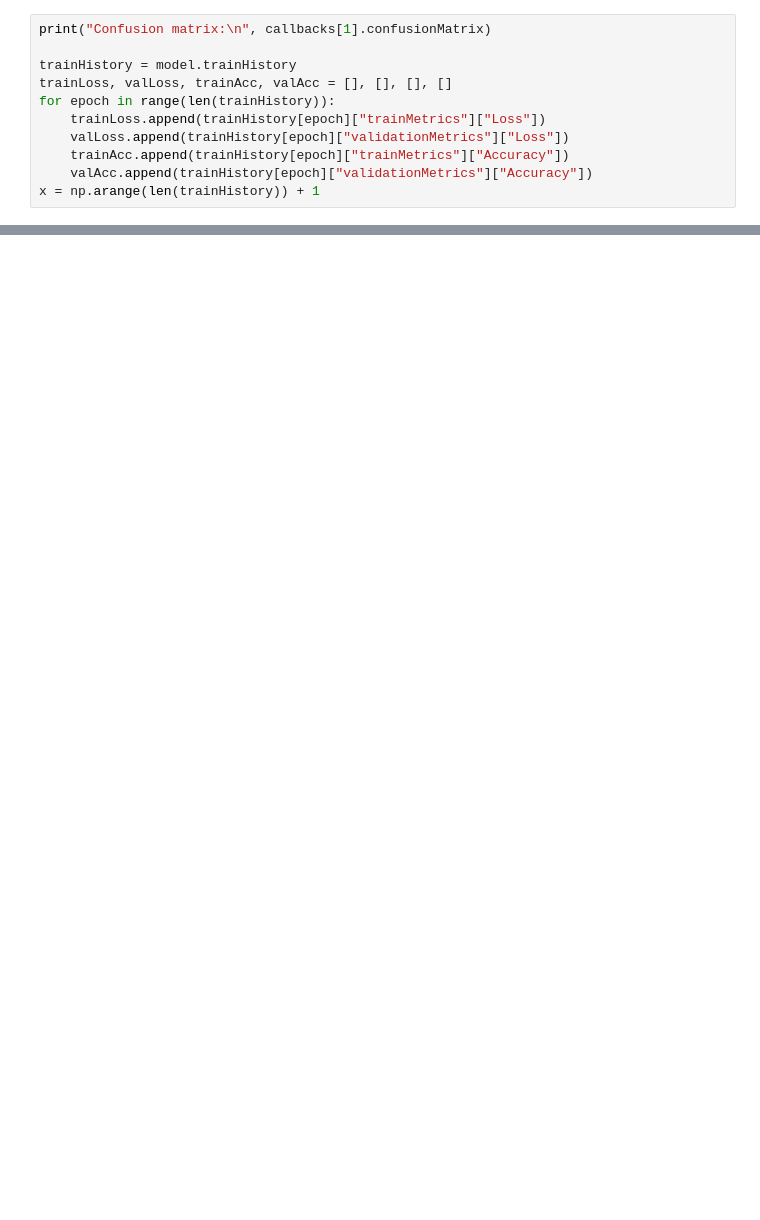
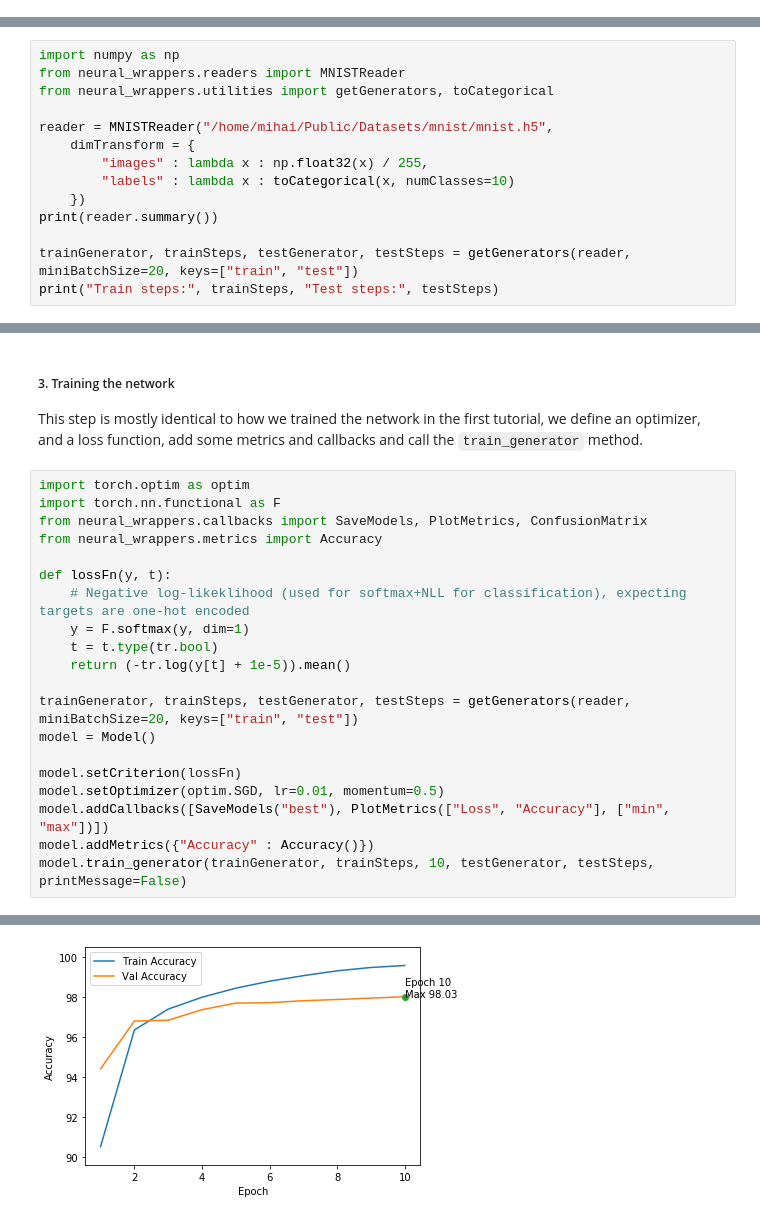
Before and after one commit to ishitsuka-hikaru/neural-wrappers, a Jupyter notebook: examples/tutorials/2-MNIST.ipynb, the cells around one changed output, grey strips where cells are left out. Cells and saved outputs as stored; diff of their text form; blank space fills up the shorter version.

Commit message:
Added mnist tutorial

```diff
--- a/examples/tutorials/2-MNIST.ipynb
+++ b/examples/tutorials/2-MNIST.ipynb
@@ -128,11 +0,0 @@ Now, once the training is done, we can print the confusion matrix as well as the
-# %%
-print("Confusion matrix:\n", callbacks[1].confusionMatrix)
-
-trainHistory = model.trainHistory
-trainLoss, valLoss, trainAcc, valAcc = [], [], [], []
-for epoch in range(len(trainHistory)):
-    trainLoss.append(trainHistory[epoch]["trainMetrics"]["Loss"])
-    valLoss.append(trainHistory[epoch]["validationMetrics"]["Loss"])
-    trainAcc.append(trainHistory[epoch]["trainMetrics"]["Accuracy"])
-    valAcc.append(trainHistory[epoch]["validationMetrics"]["Accuracy"])
-x = np.arange(len(trainHistory)) + 1
@@ -194,0 +27,14 @@ Nice.
+# %%
+import numpy as np
+from neural_wrappers.readers import MNISTReader
+from neural_wrappers.utilities import getGenerators, toCategorical
+
+reader = MNISTReader("/home/mihai/Public/Datasets/mnist/mnist.h5",
+    dimTransform = {
+        "images" : lambda x : np.float32(x) / 255,
+        "labels" : lambda x : toCategorical(x, numClasses=10)
+    })
+print(reader.summary())
+
+trainGenerator, trainSteps, testGenerator, testSteps = getGenerators(reader, miniBatchSize=20, keys=["train", "test"])
+print("Train steps:", trainSteps, "Test steps:", testSteps)
@@ -194,0 +106,25 @@ Nice.
+# %% [markdown]
+##### 3. Training the network
+
+This step is mostly identical to how we trained the network in the first tutorial, we define an optimizer, and a loss function, add some metrics and callbacks and call the `train_generator` method.
+# %%
+import torch.optim as optim
+import torch.nn.functional as F
+from neural_wrappers.callbacks import SaveModels, PlotMetrics, ConfusionMatrix
+from neural_wrappers.metrics import Accuracy
+
+def lossFn(y, t):
+    # Negative log-likeklihood (used for softmax+NLL for classification), expecting targets are one-hot encoded
+    y = F.softmax(y, dim=1)
+    t = t.type(tr.bool)
+    return (-tr.log(y[t] + 1e-5)).mean()
+
+trainGenerator, trainSteps, testGenerator, testSteps = getGenerators(reader, miniBatchSize=20, keys=["train", "test"])
+model = Model()
+
+model.setCriterion(lossFn)
+model.setOptimizer(optim.SGD, lr=0.01, momentum=0.5)
+model.addCallbacks([SaveModels("best"), PlotMetrics(["Loss", "Accuracy"], ["min", "max"])])
+model.addMetrics({"Accuracy" : Accuracy()})
+model.train_generator(trainGenerator, trainSteps, 10, testGenerator, testSteps, printMessage=False)
+# %% [output]
@@ -194,0 +138 @@ Nice.
+[figure, added]
```
Also changed, not shown: parts of 26 cells of this notebook, 2 other files.
